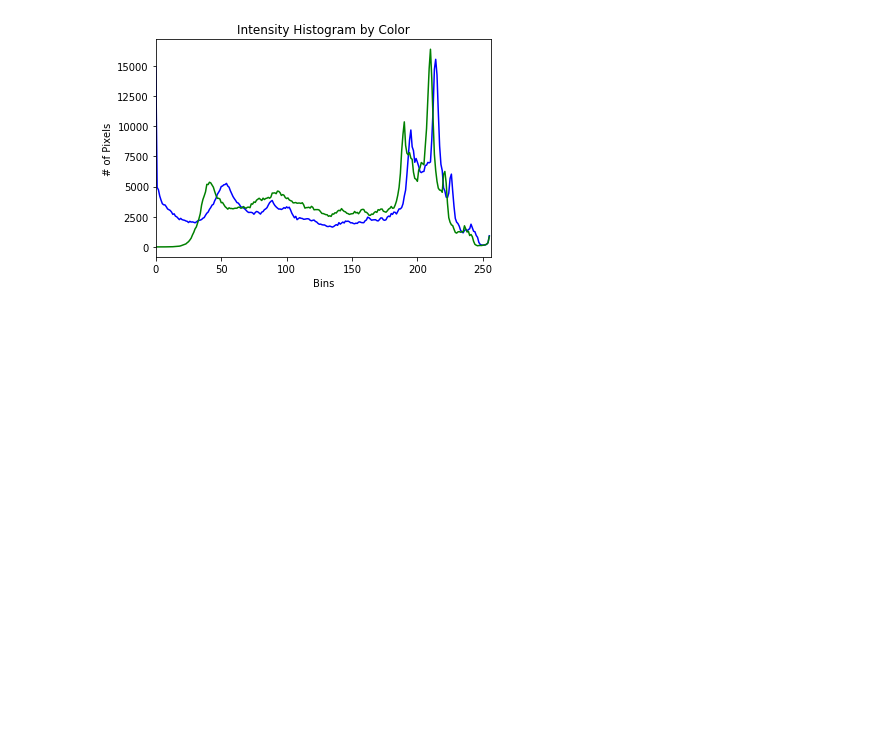
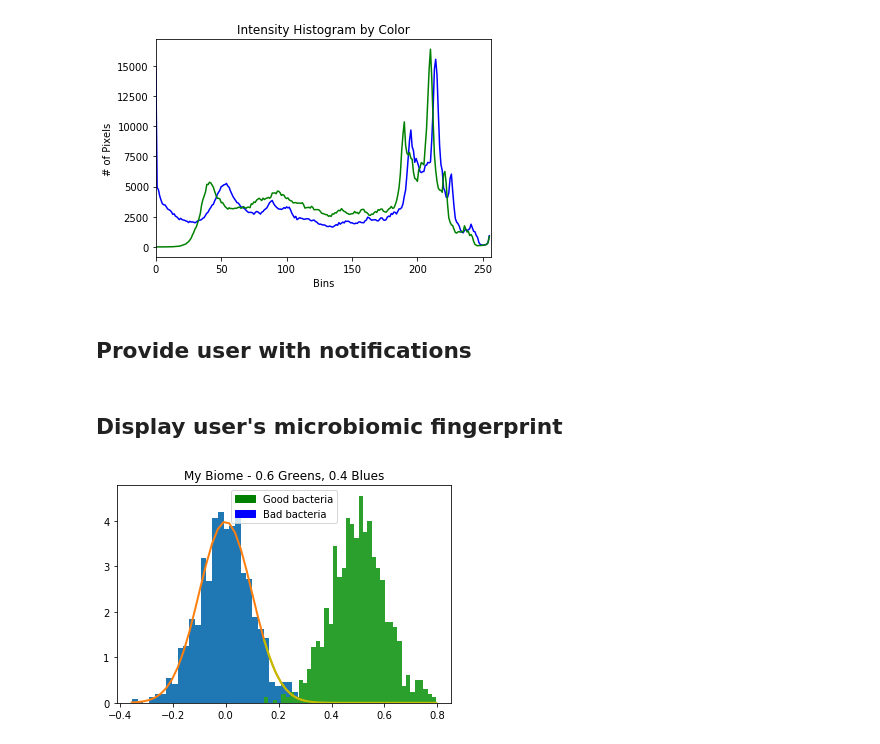
Before and after one commit to JustinShenk/bio-me, a Jupyter notebook: ImageAnalysis.ipynb, the cells around one changed output. Saved outputs shown, nothing was run; the diff lists cells and outputs as text; code cells hidden in the pictures; blank space fills up the shorter version.

Commit message:
Add histogram and notes

```diff
--- a/ImageAnalysis.ipynb
+++ b/ImageAnalysis.ipynb
@@ -62,3 +61,5 @@ image_gray = cv2.cvtColor(image_rgb,cv2.COLOR_RGB2GRAY)
 # %% [output]
 [figure]
 [figure]
+# %% [markdown]
+## Provide user with notifications
@@ -64,0 +73,21 @@ image_gray = cv2.cvtColor(image_rgb,cv2.COLOR_RGB2GRAY)
+# %% [markdown]
+## Display user's microbiomic fingerprint
+# %%
+mu, sigma = 0, 0.1
+s = np.random.normal(mu, sigma, 1000)
+count, bins, ignored = plt.hist(s, 30, normed=True)
+plt.plot(bins, 1/(sigma * np.sqrt(2 * np.pi)) * \
+         np.exp( - (bins - mu)**2 / (2 * sigma**2) ), \
+         linewidth=2)
+t = s + 0.5
+count, bins, ignored = plt.hist(t, 40, normed=True)
+plt.plot(bins, 1/(sigma * np.sqrt(2 * np.pi)) * \
+         np.exp( - (bins - mu)**2 / (2 * sigma**2) ), \
+         linewidth=2, color='y')
+blue_patch = mpatches.Patch(color='blue', label='Bad bacteria')
+green_patch = mpatches.Patch(color='green', label='Good bacteria')
+plt.legend(handles=[green_patch,blue_patch])
+plt.title("My Biome - 0.6 Greens, 0.4 Blues")
+plt.show()
+# %% [output]
+[figure, added]
```
Also changed, not shown: parts of 5 cells of this notebook.
